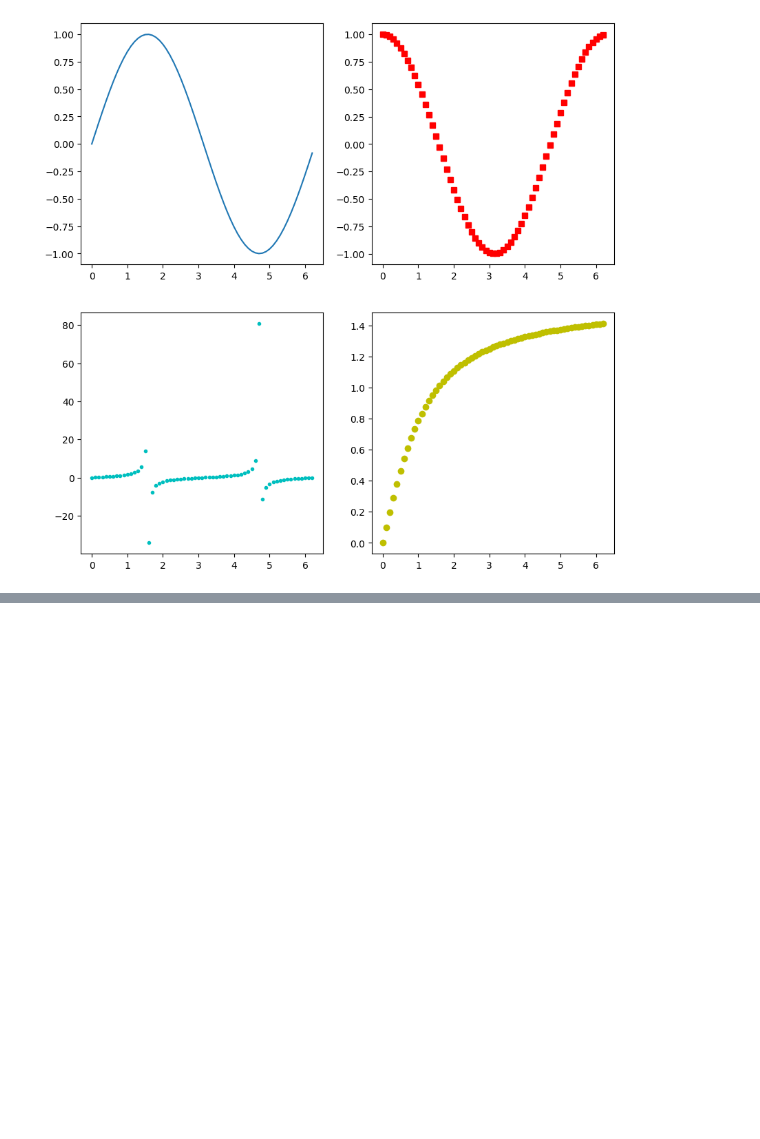
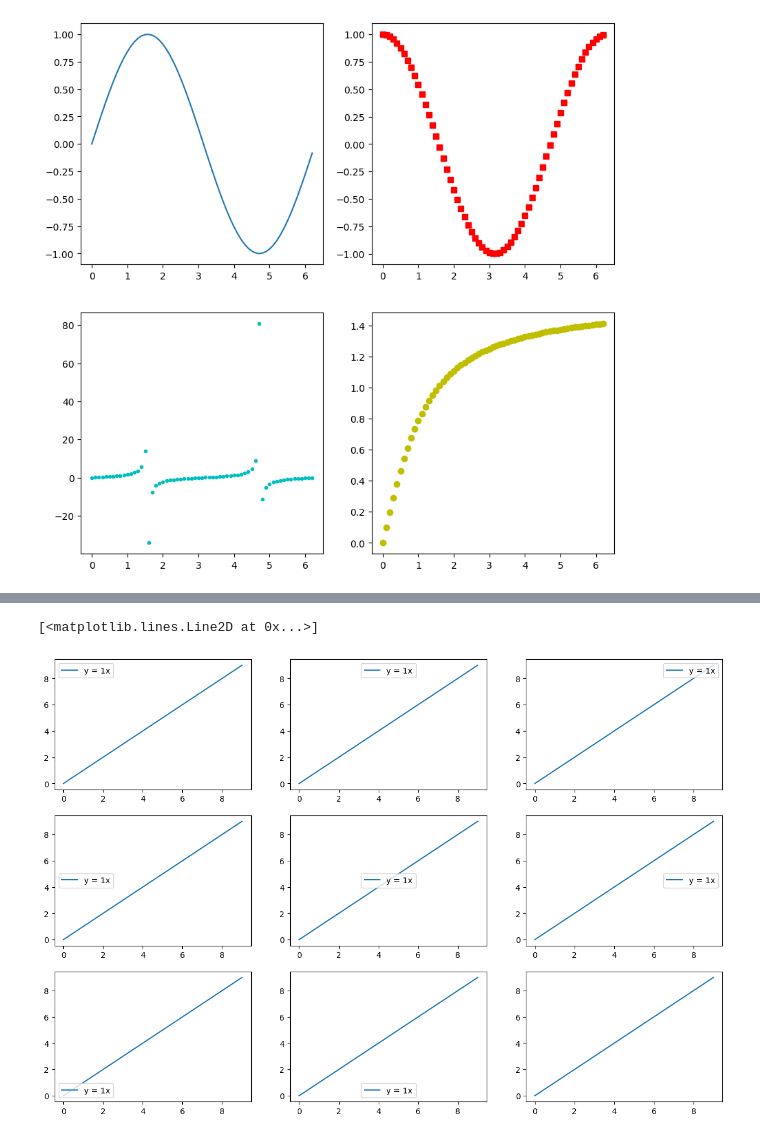
Before and after one commit to Jungddaseul/AI_study, a Jupyter notebook: matplotlib_basic.ipynb, the cells around one changed output, grey strips where cells are left out. Drawn from its saved outputs; the diff is of its cells as text; code cells hidden in the pictures; blank space fills up the shorter version.

```diff
--- a/matplotlib_basic.ipynb
+++ b/matplotlib_basic.ipynb
@@ -234,0 +264,31 @@ plt.show()
+# %%
+plt.figure(figsize=(15,10))
+plt.subplot(3,3,1)
+plt.plot(x, 1*x, label='y = %ix' % 1)
+plt.legend(loc='upper left') # 2
+plt.subplot(3,3,2)
+plt.plot(x, 1*x, label='y = %ix' % 1)
+plt.legend(loc='upper center') # 9
+plt.subplot(3,3,3)
+plt.plot(x, 1*x, label='y = %ix' % 1)
+plt.legend(loc='upper right') # 1
+plt.subplot(3,3,4)
+plt.plot(x, 1*x, label='y = %ix' % 1)
+plt.legend(loc='center left') # 6
+plt.subplot(3,3,5)
+plt.plot(x, 1*x, label='y = %ix' % 1)
+plt.legend(loc='center') # 10
+plt.subplot(3,3,6)
+plt.plot(x, 1*x, label='y = %ix' % 1)
+plt.legend(loc='center right') # 5
+plt.subplot(3,3,7)
+plt.plot(x, 1*x, label='y = %ix' % 1)
+plt.legend(loc='lower left') # 3
+plt.subplot(3,3,8)
+plt.plot(x, 1*x, label='y = %ix' % 1)
+plt.legend(loc='lower center') # 8
+plt.subplot(3,3,9)
+plt.plot(x, 1*x, label='y = %ix' % 1)
+# %% [output]
+[<matplotlib.lines.Line2D at 0x...>]
+[figure, added]
```
Also changed, not shown: parts of 5 cells of this notebook.
